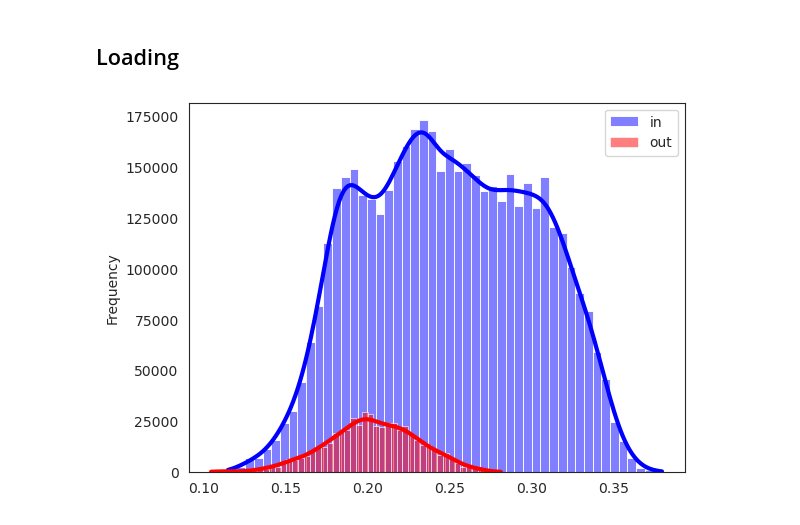
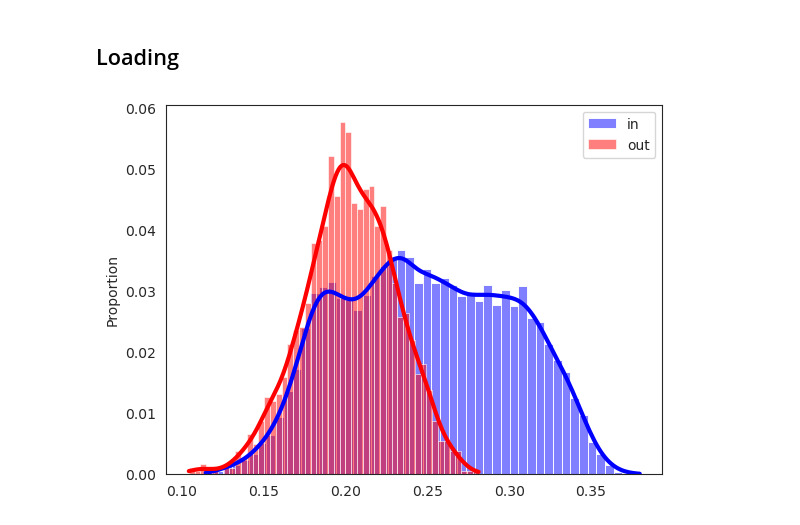
Before and after one commit to lilianmarey/nlp_ood_detection, a Jupyter notebook: papier_1/bert.ipynb, the cells around one changed output. Cells and saved outputs as stored; diff of their text form; code cells hidden in the pictures.

```diff
--- a/papier_1/bert.ipynb
+++ b/papier_1/bert.ipynb
@@ -77,12 +83,16 @@ ood_dl = DataLoader(dataset=out_dataset['test'], batch_size=16)
 # %%
 embds = []
 labels = []
+is_accurate = []
 for batch in tqdm(ood_dl):
     data = batch['sentence']
+    true_label = batch['label']
     tk_batch = tokenizer(data,return_tensors="pt", truncation=True, padding=True)['input_ids'].to('cuda')
     embd, label = lb.forward(tk_batch, return_class=True)
     embds.append(embd.cpu().detach())
-    labels.append(label.cpu().detach())
+    pred = label.cpu().detach()
+    labels.append(pred)
+    is_accurate.append(true_label==pred)
 # %%
 with open('embeddings_ood_test.pkl', 'wb') as f:
     pickle.dump(embds, f)
@@ -144,13 +155,13 @@ embd_ood_ = torch.cat(embd_ood).numpy()
 
 ood_distrib  = {l: embd_ood_[np.where(label_ood_==l)] for l in np.unique(label_ood_)}
 # %%
-scores_ood = np.concatenate((AI_IRW(X=train_distrib[0], AI=False, X_test=ood_distrib[0], n_dirs=200) ,AI_IRW(X=train_distrib[1], AI=False, X_test=ood_distrib[1], n_dirs=200)))
+scores_ood = np.concatenate((AI_IRW(X=train_distrib[0], AI=True, X_test=ood_distrib[0], n_dirs=200) ,AI_IRW(X=train_distrib[1], AI=True, X_test=ood_distrib[1], n_dirs=200)))
 # %%
-scores_test = np.concatenate((AI_IRW(X=train_distrib[0], AI=False, X_test=test_distrib[0], n_dirs=200) ,AI_IRW(X=train_distrib[1], AI=False, X_test=test_distrib[1], n_dirs=200)))
+scores_test = np.concatenate((AI_IRW(X=train_distrib[0], AI=True, X_test=test_distrib[0], n_dirs=200, robust=True) ,AI_IRW(X=train_distrib[1], AI=True, X_test=test_distrib[1], n_dirs=200, robust=True)))
 # %%
-sns.histplot(scores_test, label='in', bins=50, kde=True, stat='frequency', color='blue',  line_kws={"lw":3})
-sns.histplot(scores_ood, label='out', bins=50, kde=True, stat='frequency', color='red',  line_kws={"lw":3})
+sns.histplot(scores_test, label='in', bins=50, kde=True, stat='proportion', color='blue',  line_kws={"lw":3})
+sns.histplot(scores_ood, label='out', bins=50, kde=True, stat='proportion', color='red',  line_kws={"lw":3})
 plt.legend()
 plt.show()
 # %% [output]
-[figure, old version]
+[figure, new version]
```
Also changed, not shown: parts of 2 cells of this notebook, 2 other files.
